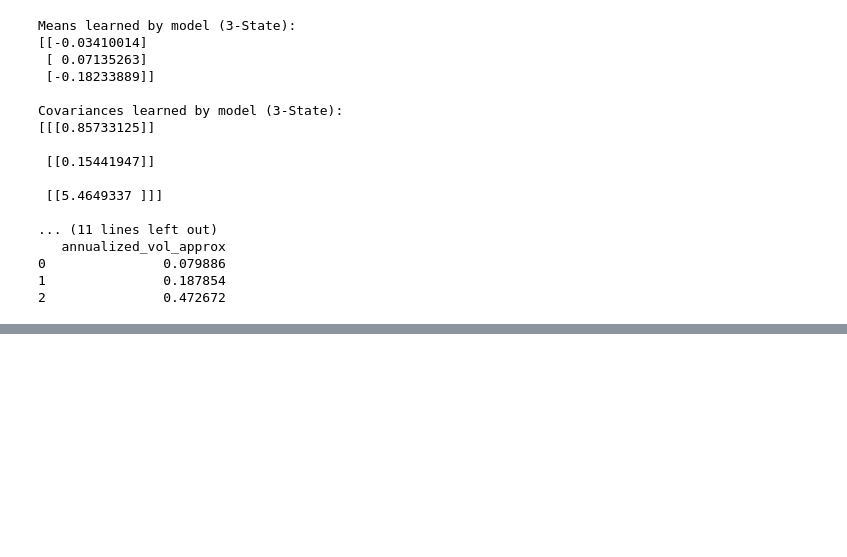
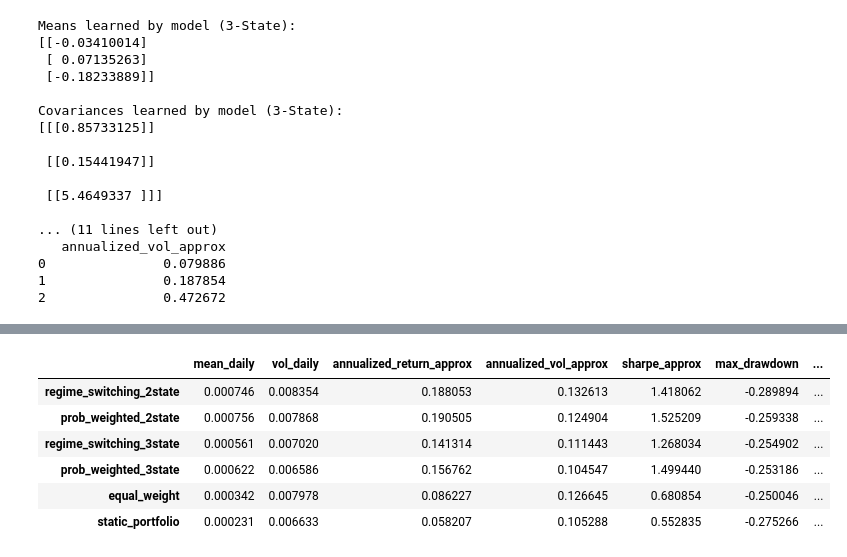
Before and after one commit to LTam2024/hmmRegimeDetect, a Jupyter notebook: regimeDetect.ipynb, the cells around one changed output, grey strips where cells are left out. Saved outputs shown, nothing was run; the diff lists cells and outputs as text; code cells hidden in the pictures; blank space fills up the shorter version.

```diff
--- a/regimeDetect.ipynb
+++ b/regimeDetect.ipynb
@@ -697,0 +789,15 @@ Covariances learned by model (3-State):
+# %%
+performanceComparison = pd.DataFrame({
+    col: portfolio_performance_summary(comparisonDf[col])
+    for col in comparisonDf.columns
+}).T
+
+performanceComparison
+# %% [output]
+|  | mean_daily | vol_daily | annualized_return_approx | annualized_vol_approx | sharpe_approx | max_drawdown | ... |
+| regime_switching_2state | 0.000746 | 0.008354 | 0.188053 | 0.132613 | 1.418062 | -0.289894 | ... |
+| prob_weighted_2state | 0.000756 | 0.007868 | 0.190505 | 0.124904 | 1.525209 | -0.259338 | ... |
+| regime_switching_3state | 0.000561 | 0.007020 | 0.141314 | 0.111443 | 1.268034 | -0.254902 | ... |
+| prob_weighted_3state | 0.000622 | 0.006586 | 0.156762 | 0.104547 | 1.499440 | -0.253186 | ... |
+| equal_weight | 0.000342 | 0.007978 | 0.086227 | 0.126645 | 0.680854 | -0.250046 | ... |
+| static_portfolio | 0.000231 | 0.006633 | 0.058207 | 0.105288 | 0.552835 | -0.275266 | ... |
```
Also changed, not shown: parts of 12 cells of this notebook, 4 other files.
